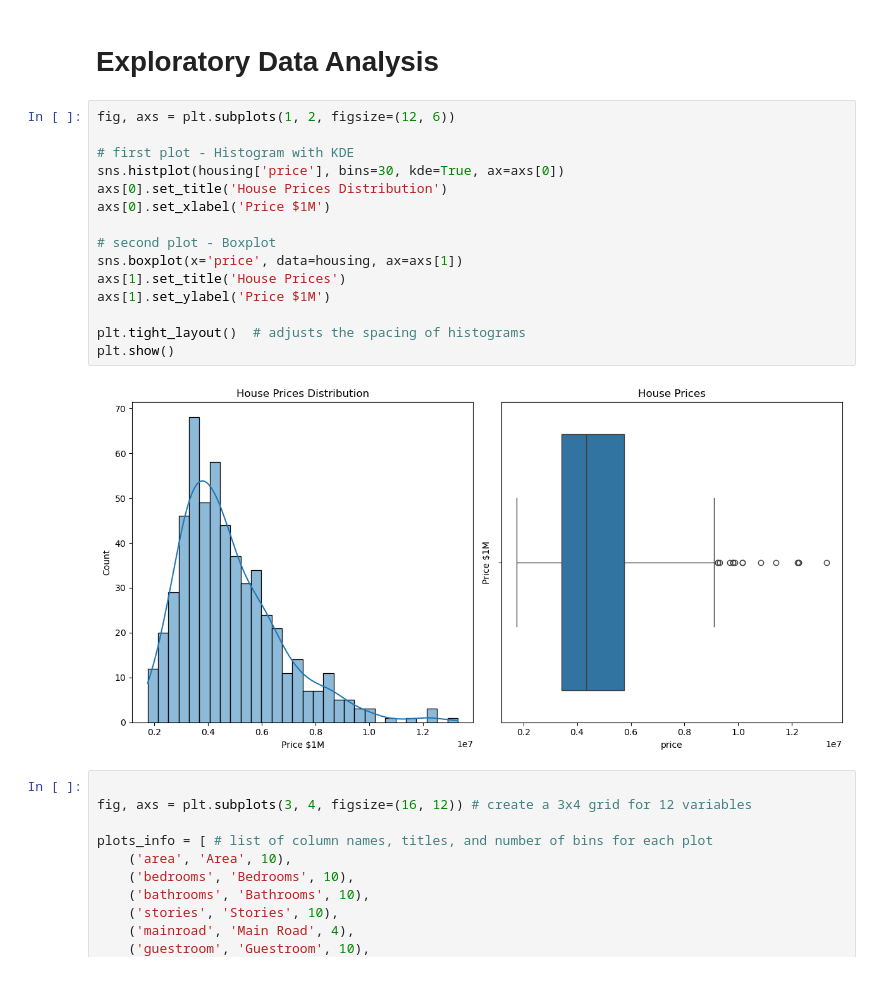
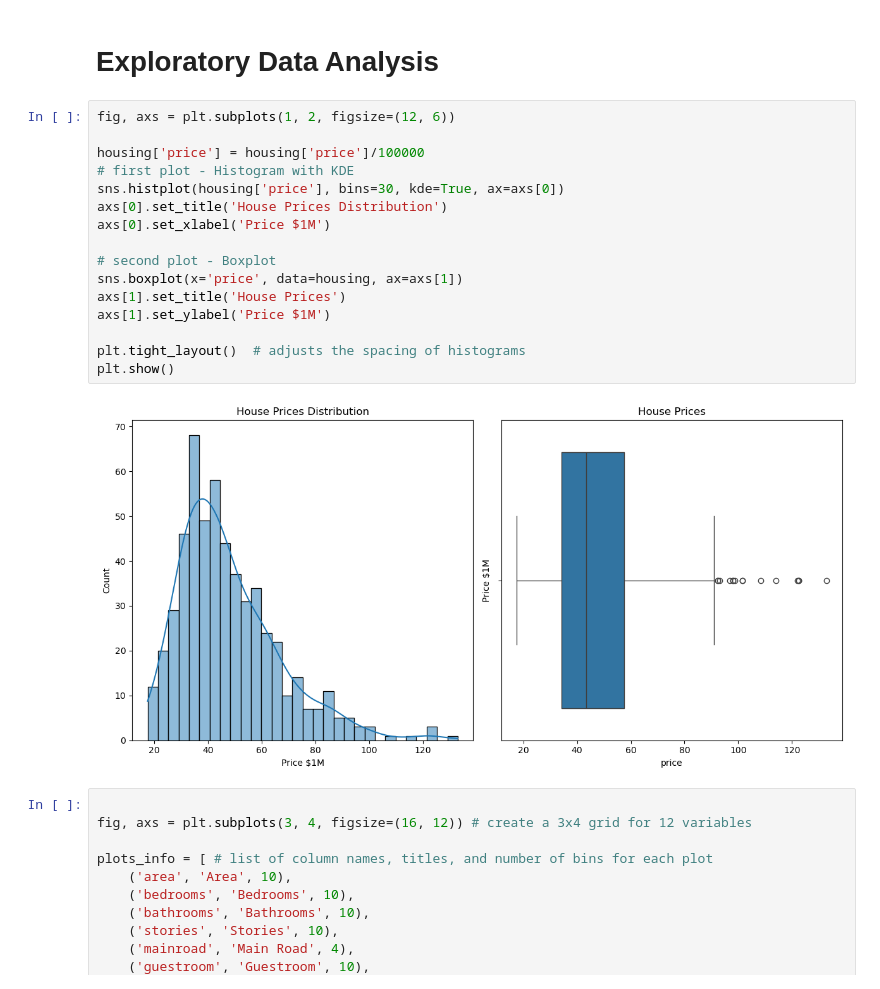
Before and after one commit to apadin-usd/AAI-500-Final-Project-Code-Team-4, a Jupyter notebook: notebooks/housing_prediction.ipynb, the cells around one changed output. Drawn from its saved outputs; the diff is of its cells as text.

```diff
--- a/notebooks/housing_prediction.ipynb
+++ b/notebooks/housing_prediction.ipynb
@@ -153,20 +153,21 @@ housing = housing_raw.dropna()
 # %%
 fig, axs = plt.subplots(1, 2, figsize=(12, 6))
 
+housing['price'] = housing['price']/100000
 # first plot - Histogram with KDE
 sns.histplot(housing['price'], bins=30, kde=True, ax=axs[0])
 axs[0].set_title('House Prices Distribution')
 axs[0].set_xlabel('Price $1M')
 
 # second plot - Boxplot
 sns.boxplot(x='price', data=housing, ax=axs[1])
 axs[1].set_title('House Prices')
 axs[1].set_ylabel('Price $1M')
 
 plt.tight_layout()  # adjusts the spacing of histograms
 plt.show()
 # %% [output]
-[figure, old version]
+[figure, new version]
 # %%
 
 fig, axs = plt.subplots(3, 4, figsize=(16, 12)) # create a 3x4 grid for 12 variables
```
Also changed, not shown: parts of 13 cells of this notebook.
